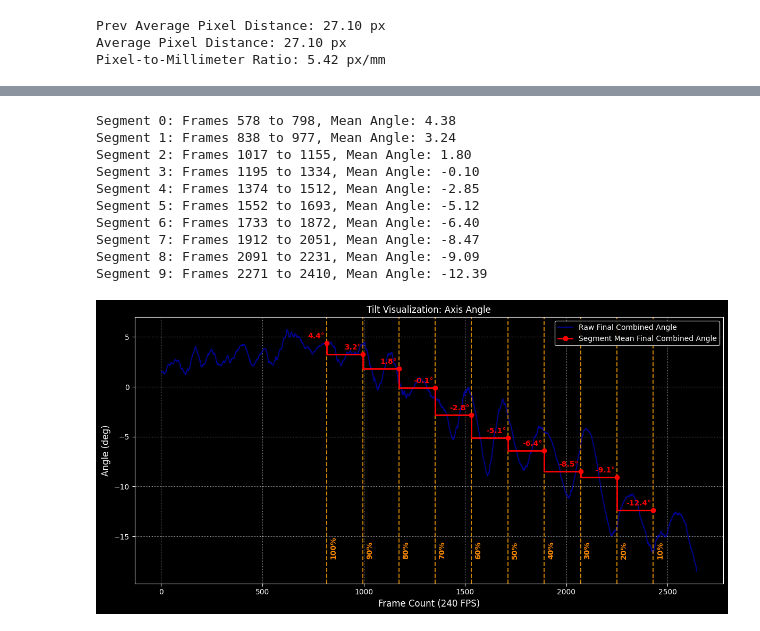
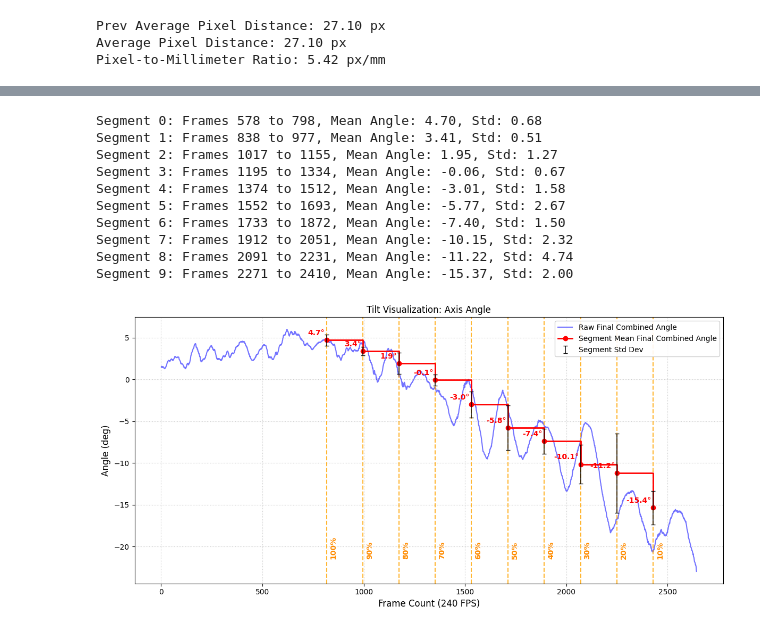
Before and after one commit to YingK8/FlyingRobotsLinLiweiLab, a Jupyter notebook: writeup/double.ipynb, the cells around one changed output, grey strips where cells are left out. Saved outputs shown, nothing was run; the diff lists cells and outputs as text; code cells hidden in the pictures.

Commit message:
Add segment variance error bars to angle plot

```diff
--- a/writeup/double.ipynb
+++ b/writeup/double.ipynb
@@ -160,7 +160,7 @@ import pandas as pd
 import PIL.Image
 from IPython.display import display, clear_output
 
-# Area-based tilt reference: A0 is the smallest continueous contour area observed across frames, used as a baseline for tilt estimation
+# Area-based tilt reference
 A0 = None
 
 while True:
@@ -186,7 +186,7 @@ while True:
     prev_brightness = current_brightness
 
     # 3. Disconnect thin strings/sticks using Morphological Opening
-    kernel = cv2.getStructuringElement(cv2.MORPH_ELLIPSE, (10,10))
+    kernel = cv2.getStructuringElement(cv2.MORPH_ELLIPSE, (11,11))
     clean_mask = cv2.morphologyEx(binary, cv2.MORPH_OPEN, kernel)
 
     # 4. Find contours and strictly keep only the largest one
@@ -239,8 +239,8 @@ while True:
                 # Fix A0 to the first valid contour area (no running calibration)
                 if A0 is None and contour_area > 0:
                     A0 = float(contour_area)
-                elif A0 > contour_area:
-                    A0 = float(contour_area)
+                # elif A0 > contour_area:
+                #     A0 = float(contour_area)
 
                 # Growth-aware area tilt: if A grows with tilt, use A0/A so angle rises (not clamps to 0)
                 ratio_area = min(max(A0 / contour_area, 0.0), 1.0) if A0 and contour_area > 0 else 1.0
@@ -260,9 +260,9 @@ while True:
                 rad_major = math.radians(angle_deg_major)
                 rad_tilt = math.radians(angle_deg_minor)
 
-                # 1. True 3D angle with the horizontal left/right axis
-                cos_alpha = math.cos(rad_major) * math.cos(rad_tilt)
-                true_axis_angle = math.degrees(math.acos(cos_alpha))
+                # 1. Corrected 3D angle with the horizontal left/right axis
+                tan_alpha = math.tan(rad_major) * math.cos(rad_tilt)
+                true_axis_angle = math.degrees(math.atan(tan_alpha))
 
                 # 2. Combined final angle from azimuthal (major axis) and radial (area-based tilt)
                 sin_beta = math.sin(rad_major) * math.cos(rad_tilt)
@@ -374,6 +374,7 @@ angle_col = 'final_combined_angle_deg' if 'final_combined_angle_deg' in df.colum
 
 # Compute segment means robustly based on actual frame values
 mean_segment_angles = []
+segment_std_angles = []
 segment_buffer = 20
 
 for i, time in enumerate(brightness_frames):
@@ -382,46 +383,55 @@ for i, time in enumerate(brightness_frames):
 
     seg = df[(df['frame'] >= seg_start) & (df['frame'] <= seg_end)][angle_col]
     mean_val = seg.mean()
+    std_val = seg.std()
     mean_segment_angles.append(mean_val)
-    print(f"Segment {i}: Frames {seg_start} to {seg_end}, Mean Angle: {mean_val:.2f}")
+    segment_std_angles.append(std_val)
+    print(f"Segment {i}: Frames {seg_start} to {seg_end}, Mean Angle: {mean_val:.2f}, Std: {std_val:.2f}")
 
 plt.figure(figsize=(12, 6))
 plt.plot(df['frame'], df[angle_col], 'b-', alpha=0.55, label='Raw Final Combined Angle')
 
 y_min, y_max = df[angle_col].min(), df[angle_col].max()
 y_range = y_max - y_min
 
 for i, bt in enumerate(brightness_frames):
     plt.axvline(bt, color='orange', linestyle='--', alpha=0.8)
     percentage_str = f'{100 - i*10}%'
     plt.text(bt + 15, y_min + y_range * 0.05, percentage_str,
              color='darkorange', rotation=90, va='bottom', ha='left',
              fontweight='bold', fontsize=10)
 
-plt.plot(brightness_frames, mean_segment_angles, 'ro-', drawstyle='steps-pre',
+step_frames = [bt - segment_buffer for bt in brightness_frames]
+
+plt.plot(step_frames, mean_segment_angles, 'ro-', drawstyle='steps-pre',
          linewidth=2, markersize=6, label='Segment Mean Final Combined Angle')
+
+# Error bars from per-segment variance (std dev)
+plt.errorbar(brightness_frames, mean_segment_angles, yerr=segment_std_angles, fmt='none',
+             ecolor='black', elinewidth=1.2, capsize=3, alpha=0.9,
+             label='Segment Std Dev')
 
 for bt, mean_angle in zip(brightness_frames, mean_segment_angles):
     if pd.notna(mean_angle):
         plt.text(bt - 10, mean_angle + (y_range * 0.02), f"{mean_angle:.1f}°",
                  color='red', fontweight='bold', fontsize=10, ha='right')
 
 plt.title('Tilt Visualization: Axis Angle')
 plt.xlabel('Frame Count (240 FPS)', fontsize=12)
 plt.ylabel('Angle (deg)', fontsize=12)
 plt.legend(loc='upper right', framealpha=0.9)
 plt.grid(True, linestyle=':', alpha=0.7)
 plt.tight_layout()
 plt.show()
 # %% [output]
-Segment 0: Frames 578 to 798, Mean Angle: 4.38
-Segment 1: Frames 838 to 977, Mean Angle: 3.24
-Segment 2: Frames 1017 to 1155, Mean Angle: 1.80
-Segment 3: Frames 1195 to 1334, Mean Angle: -0.10
-Segment 4: Frames 1374 to 1512, Mean Angle: -2.85
-Segment 5: Frames 1552 to 1693, Mean Angle: -5.12
-Segment 6: Frames 1733 to 1872, Mean Angle: -6.40
-Segment 7: Frames 1912 to 2051, Mean Angle: -8.47
-Segment 8: Frames 2091 to 2231, Mean Angle: -9.09
-Segment 9: Frames 2271 to 2410, Mean Angle: -12.39
+Segment 0: Frames 578 to 798, Mean Angle: 4.70, Std: 0.68
+Segment 1: Frames 838 to 977, Mean Angle: 3.41, Std: 0.51
+Segment 2: Frames 1017 to 1155, Mean Angle: 1.95, Std: 1.27
+Segment 3: Frames 1195 to 1334, Mean Angle: -0.06, Std: 0.67
+Segment 4: Frames 1374 to 1512, Mean Angle: -3.01, Std: 1.58
+Segment 5: Frames 1552 to 1693, Mean Angle: -5.77, Std: 2.67
+Segment 6: Frames 1733 to 1872, Mean Angle: -7.40, Std: 1.50
+Segment 7: Frames 1912 to 2051, Mean Angle: -10.15, Std: 2.32
+Segment 8: Frames 2091 to 2231, Mean Angle: -11.22, Std: 4.74
+Segment 9: Frames 2271 to 2410, Mean Angle: -15.37, Std: 2.00
-[figure, old version]
+[figure, new version]
```
Also changed, not shown: parts of 1 cell of this notebook.
